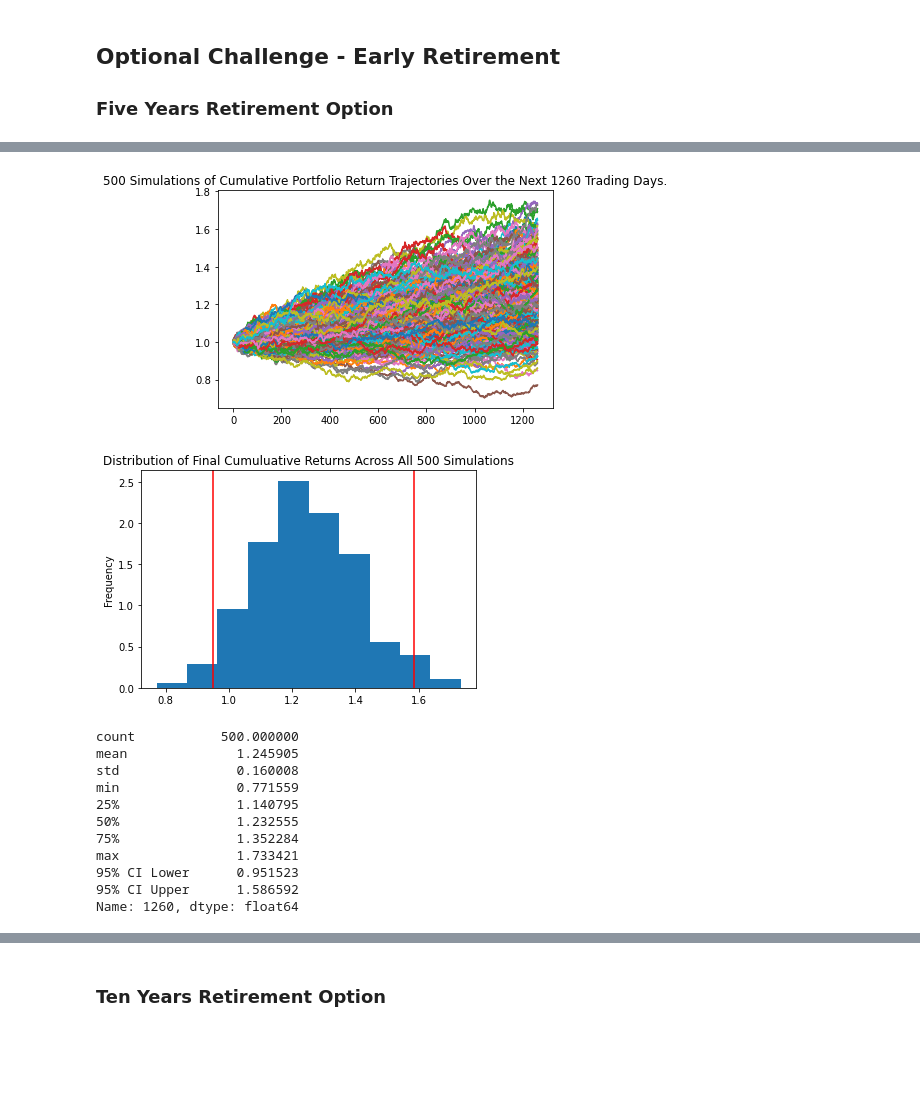
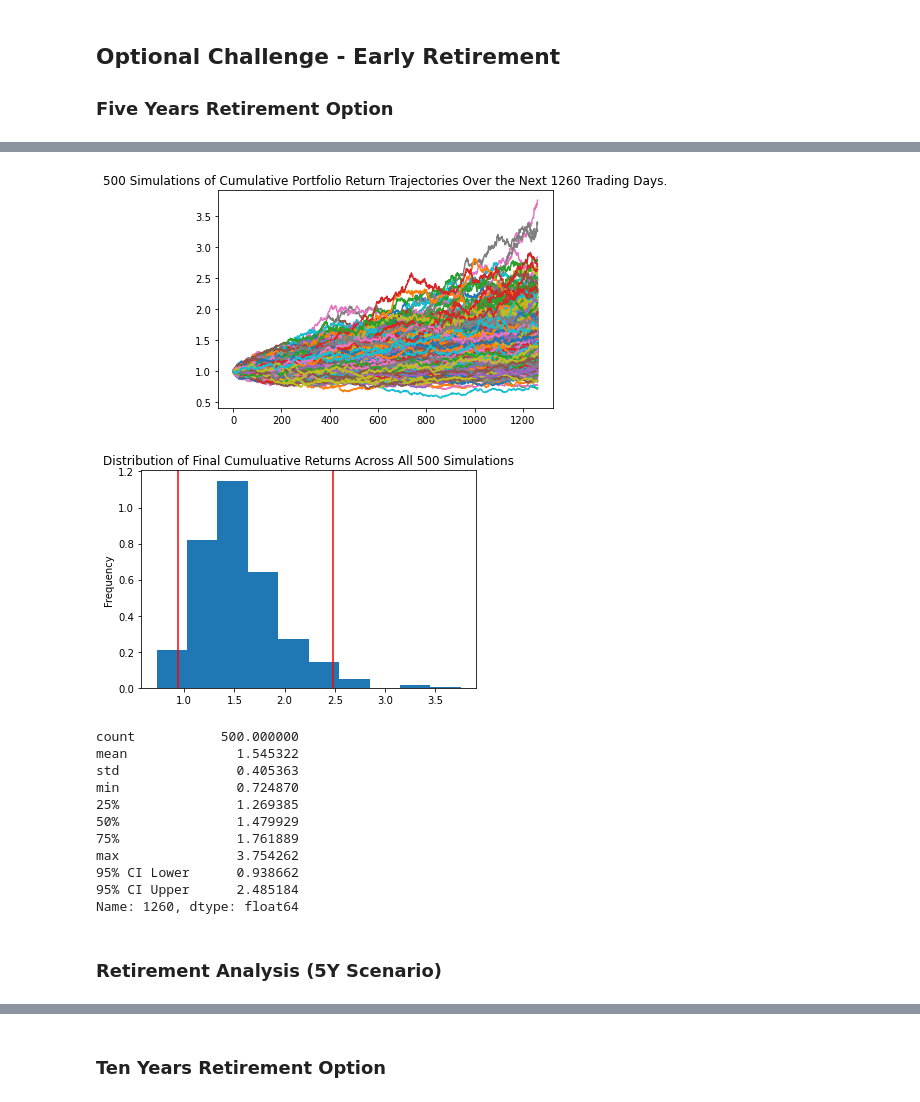
Before and after one commit to nhc12/05-APIs-Homework, a Jupyter notebook: financial-planner.ipynb, the cells around one changed output, grey strips where cells are left out. Drawn from its saved outputs; the diff is of its cells as text; code cells hidden in the pictures; blank space fills up the shorter version.

```diff
--- a/financial-planner.ipynb
+++ b/financial-planner.ipynb
@@ -187,6 +186,5 @@ Almost there! You need {balance}
 ### Monte Carlo Simulation
 # %%
 # Set start and end dates of five years back from today.
-# Sample results may vary from the solution based on the time frame chosen
-start_date = pd.Timestamp('2016-05-01', tz='America/New_York').isoformat()
-end_date = pd.Timestamp('2021-05-01', tz='America/New_York').isoformat()
+start_date = pd.Timestamp('2017-03-23', tz='America/New_York').isoformat()
+end_date = pd.Timestamp('2022-03-23', tz='America/New_York').isoformat()
@@ -208,0 +191,27 @@ df_stock_data.head()
+# %%
+# Get 5 years' worth of historical data for SPY and AGG
+# Set the tickers
+tickers = ["AGG", "SPY"]
+
+# Set timeframe to '1D' for Alpaca API
+timeframe = "1Day"
+
+# Get current closing prices for SPY and AGG
+# (use a limit=1000 parameter to call the most recent 1000 days of data)
+df_portfolio2 = alpaca.get_bars(
+    tickers,
+    timeframe,
+    start = start_date,
+    end = end_date,
+).df
+
+# Reorganize the DataFrame
+# Separate ticker data
+AGG = df_portfolio2[df_portfolio2["symbol"]=="AGG"].drop("symbol", axis=1)
+SPY = df_portfolio2[df_portfolio2["symbol"]=="SPY"].drop("symbol", axis=1)
+
+# Concatenate the ticker DataFrames
+df_ticker = pd.concat([AGG, SPY], axis=1, keys=["AGG","SPY"])
+
+# Display sample data
+df_ticker
@@ -320,3 +351,13 @@ There is a 95% chance that an initial investment of $30000.0 in the portfolio ov
 
 
 ### Five Years Retirement Option
+# %%
+# Configuring a Monte Carlo simulation to forecast 5 years cumulative returns
+MC_even_dist2 = MCSimulation(
+    portfolio_data = df_ticker,
+    weights = [.4,.6],
+    num_simulation = 500,
+    num_trading_days = 252*5
+)
+# Print the simulation input data
+MC_even_dist2.portfolio_data.head()
@@ -360,30 +407,32 @@ Running Monte Carlo simulation number 490.
 # %%
-# Plot simulation outcomes
-# YOUR CODE HERE!
+# Plot simulation outcomes (5Y Scenario)
+line_plot2 = MC_even_dist2.plot_simulation()
 # %% [output]
-[figure, old version]
+[figure, new version]
 # %%
 # Plot probability distribution and confidence intervals
-# YOUR CODE HERE!
+dist_plot2 = MC_even_dist2.plot_distribution()
 # %% [output]
-[figure, old version]
+[figure, new version]
 # %%
 # Fetch summary statistics from the Monte Carlo simulation results
-# YOUR CODE HERE!
+even_tbl2 = MC_even_dist2.summarize_cumulative_return()
 
 # Print summary statistics
-# YOUR CODE HERE!
+print(even_tbl2)
 # %% [output]
 count           500.000000
-mean              1.245905
-std               0.160008
-min               0.771559
-25%               1.140795
-50%               1.232555
-75%               1.352284
-max               1.733421
-95% CI Lower      0.951523
-95% CI Upper      1.586592
+mean              1.545322
+std               0.405363
+min               0.724870
+25%               1.269385
+50%               1.479929
+75%               1.761889
+max               3.754262
+95% CI Lower      0.938662
+95% CI Upper      2.485184
 Name: 1260, dtype: float64
+# %% [markdown]
+### Retirement Analysis (5Y Scenario)
 # %%
 # Set initial investment
```
Also changed, not shown: parts of 30 cells of this notebook.
